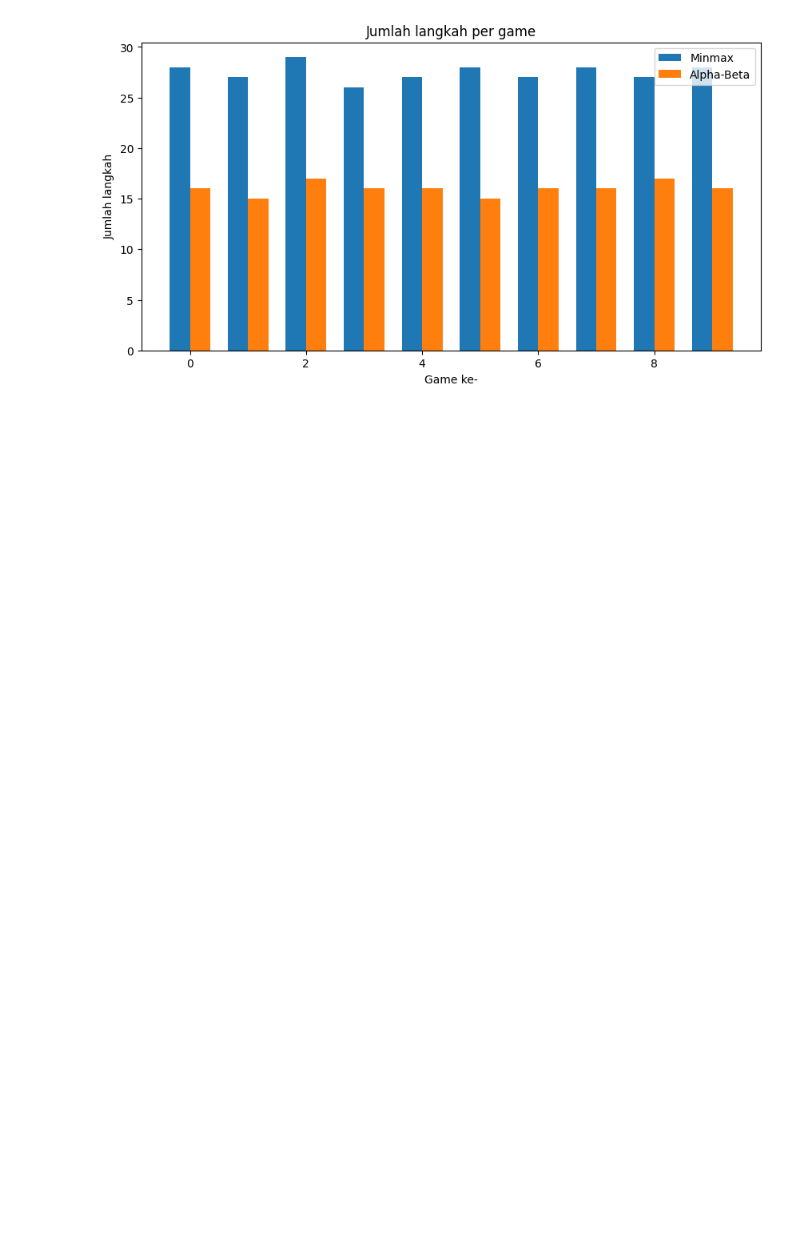
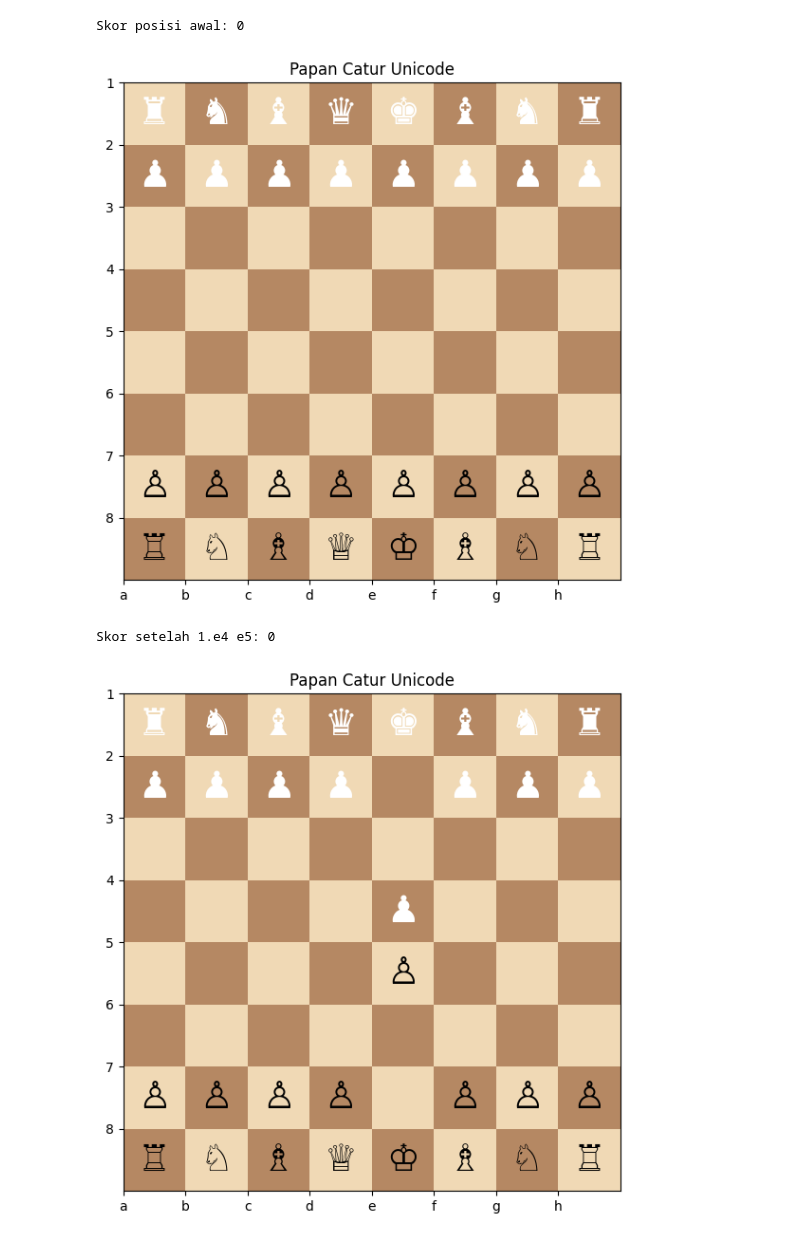
Before and after one commit to gtwmlz/Chess-Engine-Minmax-AlphaBetaPruning, a Jupyter notebook: chess_analysis.ipynb, the cells around one changed output. Saved outputs shown, nothing was run; the diff lists cells and outputs as text; code cells hidden in the pictures; blank space fills up the shorter version.

Commit message:
edit board

```diff
--- a/chess_analysis.ipynb
+++ b/chess_analysis.ipynb
@@ -5,9 +6,12 @@ import pandas as pd
 # %%
-# Data waktu per langkah (ms) untuk 10 game
-minmax_times = [2900, 3100, 2800, 3000, 2950, 3050, 2970, 2990, 2940, 2980]
-alphabeta_times = [270, 280, 260, 275, 265, 285, 270, 268, 272, 276]
+piece_values = {
+    "P": 10, "N": 30, "B": 30, "R": 40, "Q": 60, "K": 100,
+    "p": -10, "n": -30, "b": -30, "r": -40, "q": -60, "k": -100
+}
 
-# Data jumlah langkah per game
-minmax_moves = [28, 27, 29, 26, 27, 28, 27, 28, 27, 28]
-alphabeta_moves = [16, 15, 17, 16, 16, 15, 16, 16, 17, 16]
+def evaluate_board(board):
+    score = 0
+    for piece in board.piece_map().values():
+        score += piece_values.get(piece.symbol(), 0)
+    return score
 # %%
@@ -25,15 +61,20 @@ plt.show()
+# %%
+board = chess.Board()
+print("Skor posisi awal:", evaluate_board(board))
+draw_board_unicode(board)
+
+board.push_san("e4")
+board.push_san("e5")
+print("Skor setelah 1.e4 e5:", evaluate_board(board))
+draw_board_unicode(board)
+# %% [output]
+Skor posisi awal: 0
+[figure, added]
+Skor setelah 1.e4 e5: 0
+[figure, added]
 # %%
-plt.figure(figsize=(10,5))
-x = np.arange(10)
-width = 0.35
+minmax_times = [2900, 3100, 2800, 3000, 2950, 3050, 2970, 2990, 2940, 2980]
+alphabeta_times = [270, 280, 260, 275, 265, 285, 270, 268, 272, 276]
 
-plt.bar(x - width/2, minmax_moves, width, label="Minmax")
-plt.bar(x + width/2, alphabeta_moves, width, label="Alpha-Beta")
-
-plt.title("Jumlah langkah per game")
-plt.xlabel("Game ke-")
-plt.ylabel("Jumlah langkah")
-plt.legend()
-plt.show()
+minmax_moves = [28, 27, 29, 26, 27, 28, 27, 28, 27, 28]
+alphabeta_moves = [16, 15, 17, 16, 16, 15, 16, 16, 17, 16]
-# %% [output]
-[figure, removed]
```
Also changed, not shown: parts of 7 cells of this notebook.
